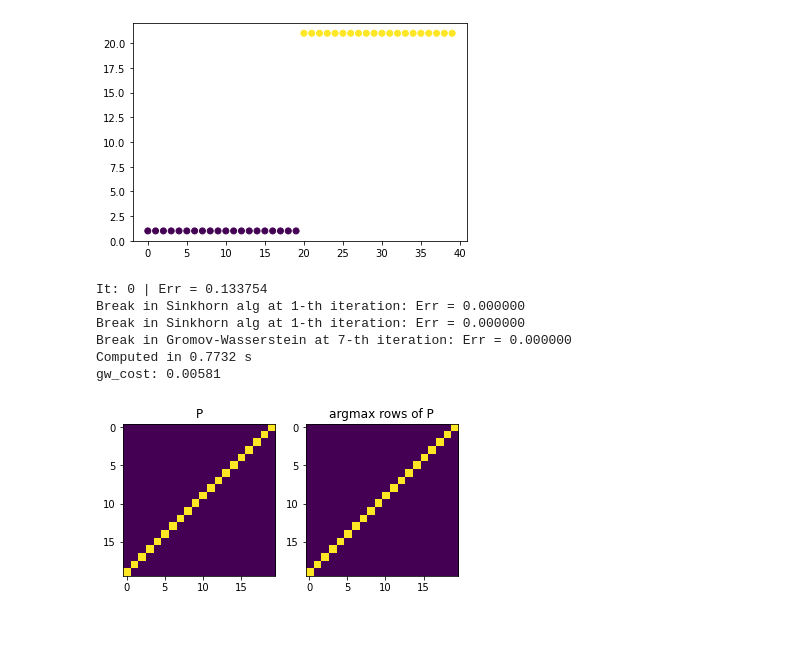
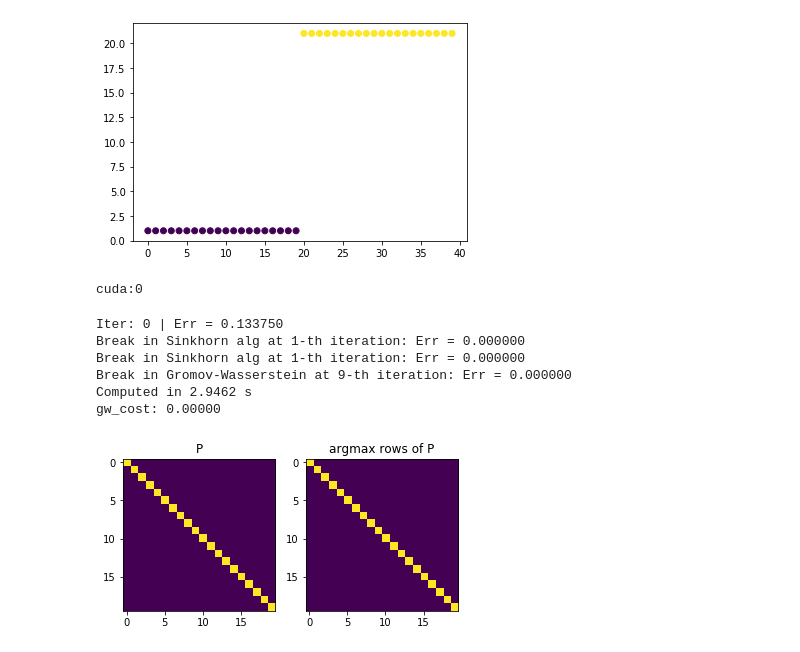
Before and after one commit to phucdoitoan/Optimal-Transport-Distance, a Jupyter notebook: gromov-wasserstein_examples.ipynb, the cells around one changed output. Drawn from its saved outputs; the diff is of its cells as text; code cells hidden in the pictures.

```diff
--- a/gromov-wasserstein_examples.ipynb
+++ b/gromov-wasserstein_examples.ipynb
@@ -47,23 +61,35 @@ plt.scatter(points[:,0], points[:, 1], c=colors)
 # %% [output]
 <matplotlib.collections.PathCollection at 0x...>
 [figure]
+# %%
+device = torch.device('cuda:0' if torch.cuda.is_available() else 'cpu')
+print(device)
+
+x = x.to(device)
+y = y.to(device)
+px = px.to(device)
+py = py.to(device)
+# %% [output]
+cuda:0
 # %%
+# stable version
+# eps = 1e0 => w_max_iter is large
 gw_dist = Entropic_GW(eps=1e0, max_iter=100, thresh=1e-5,
                       w_max_iter=500, w_thresh=1e-9,
                       inter_loss_type='square_loss',
                       stable_sinkhorn=True, verbose=True)
 
 t0 = time()
 gw_cost, P = gw_dist(x, y, px, py)
 print('Computed in %.4f s' %(time() - t0))
 print('gw_cost: %.5f' %(gw_cost))
 
-show_P(P)
+show_P(P.to('cpu'))
 # %% [output]
-It: 0 | Err = 0.133754
+Iter: 0 | Err = 0.133750
 Break in Sinkhorn alg at 1-th iteration: Err = 0.000000
 Break in Sinkhorn alg at 1-th iteration: Err = 0.000000
-Break in Gromov-Wasserstein at 7-th iteration: Err = 0.000000
-Computed in 0.7732 s
-gw_cost: 0.00581
+Break in Gromov-Wasserstein at 9-th iteration: Err = 0.000000
+Computed in 2.9462 s
+gw_cost: 0.00000
-[figure, old version]
+[figure, new version]
```
Also changed, not shown: parts of 21 cells of this notebook, 4 other files.
